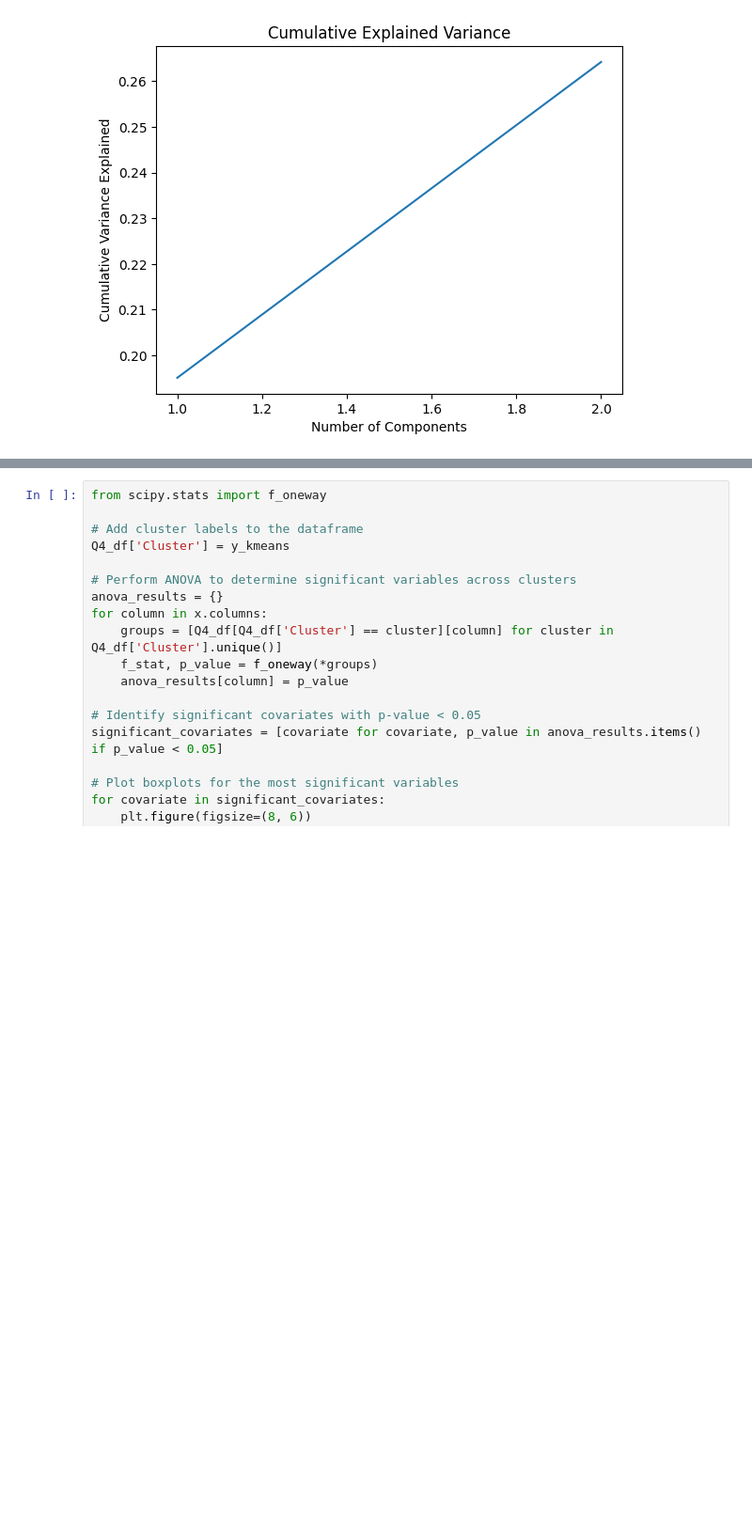
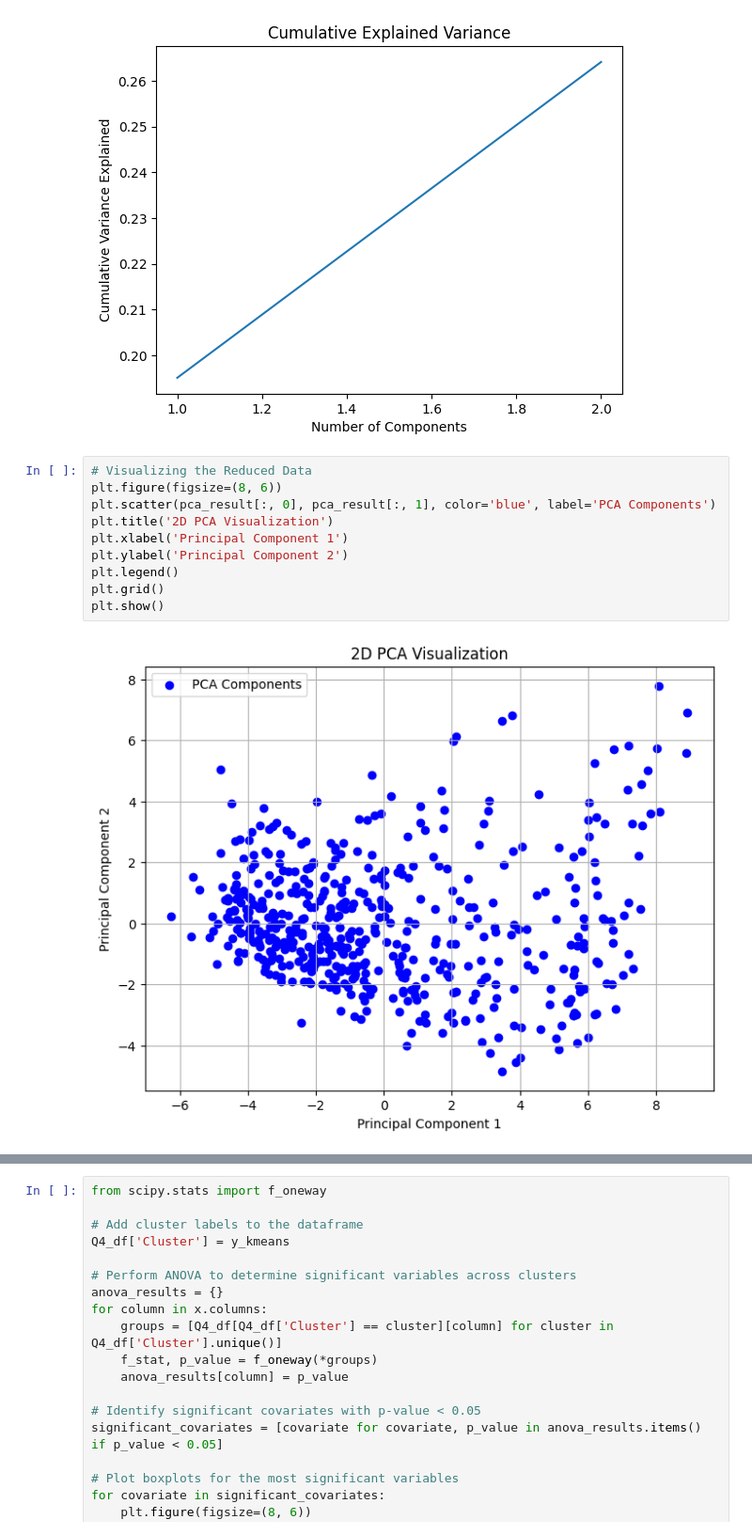
Before and after one commit to Alexander-Gebreamlak/COVID-19-Mortality-in-Ontario-Nursing-Homes, a Jupyter notebook: Covid-19 Ontario Mortality Nursing Home Analysis.ipynb, the cells around one changed output, grey strips where cells are left out. Shown at 94% size. Drawn from its saved outputs; the diff is of its cells as text; blank space fills up the shorter version.

```diff
--- a/Covid-19 Ontario Mortality Nursing Home Analysis.ipynb
+++ b/Covid-19 Ontario Mortality Nursing Home Analysis.ipynb
@@ -954,6 +965,18 @@ plt.ylabel("Cumulative Variance Explained")
 plt.show()
 # %% [output]
 [figure]
+# %%
+# Visualizing the Reduced Data
+plt.figure(figsize=(8, 6))
+plt.scatter(pca_result[:, 0], pca_result[:, 1], color='blue', label='PCA Components')
+plt.title('2D PCA Visualization')
+plt.xlabel('Principal Component 1')
+plt.ylabel('Principal Component 2')
+plt.legend()
+plt.grid()
+plt.show()
+# %% [output]
+[figure, added]
 # %%
 WCSS = []
 silhouette_scores = []
```
Also changed, not shown: parts of 8 cells of this notebook.
